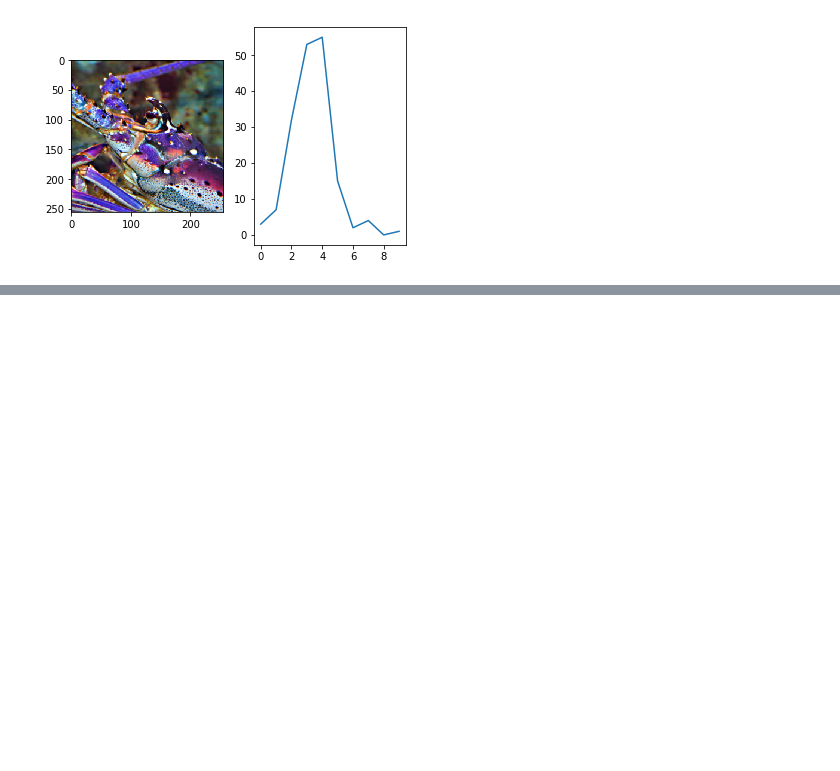
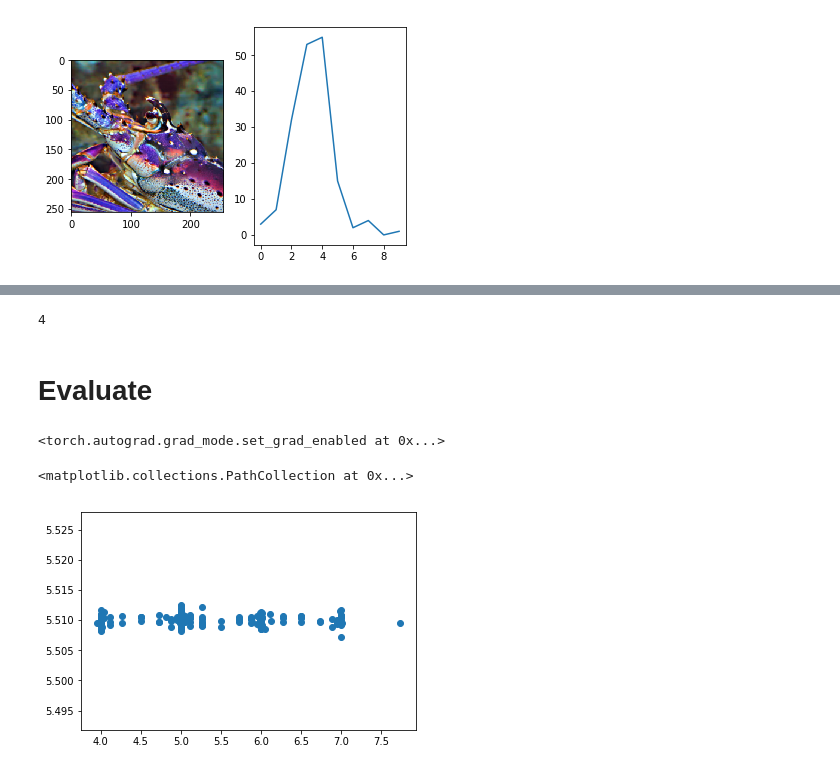
Before and after one commit to huangeddie/ML-Aesthetics-NIMA, a Jupyter notebook: ava_classifier.ipynb, the cells around one changed output, grey strips where cells are left out. Drawn from its saved outputs; the diff is of its cells as text; code cells hidden in the pictures; blank space fills up the shorter version.

```diff
--- a/ava_classifier.ipynb
+++ b/ava_classifier.ipynb
@@ -134,0 +121,43 @@ KeyboardInterrupt:
+# %%
+foo = torch.rand((4,3))
+len(foo)
+# %% [output]
+4
+# %% [markdown]
+# Evaluate
+# %%
+model.eval()
+torch.set_grad_enabled(False)
+# %% [output]
+<torch.autograd.grad_mode.set_grad_enabled at 0x...>
+# %%
+def compute_mean_scores(batch_norm_votes):
+    batch_size = batch_norm_votes.shape[0]
+
+    weights = torch.arange(10, dtype=torch.float).view(1, 10) + 1
+    broadcaster = torch.arange(batch_size).view(-1, 1)
+    weights, _ = torch.broadcast_tensors(weights, broadcaster)
+
+    weighted_votes = batch_norm_votes * weights
+    means = weighted_votes.sum(dim=1)
+    return means
+# %%
+model.to(device)
+true_scores = []
+pred_scores = []
+for data, labels in tqdm(test_loader):
+    data = data.to(device)
+    labels = labels.float().to(device)
+    labels = torch.nn.functional.softmax(labels, dim=1)
+    preds = model(data)
+
+    label_scores = compute_mean_scores(labels.cpu())
+    batch_pred_scores = compute_mean_scores(preds.cpu())
+    for i in range(len(label_scores)):
+        true_scores.append(label_scores[i].item())
+        pred_scores.append(batch_pred_scores[i].item())
+
+plt.scatter(true_scores, pred_scores)
+# %% [output]
+<matplotlib.collections.PathCollection at 0x...>
+[figure, added]
```
Also changed, not shown: parts of 4 cells of this notebook, 1 other file.
